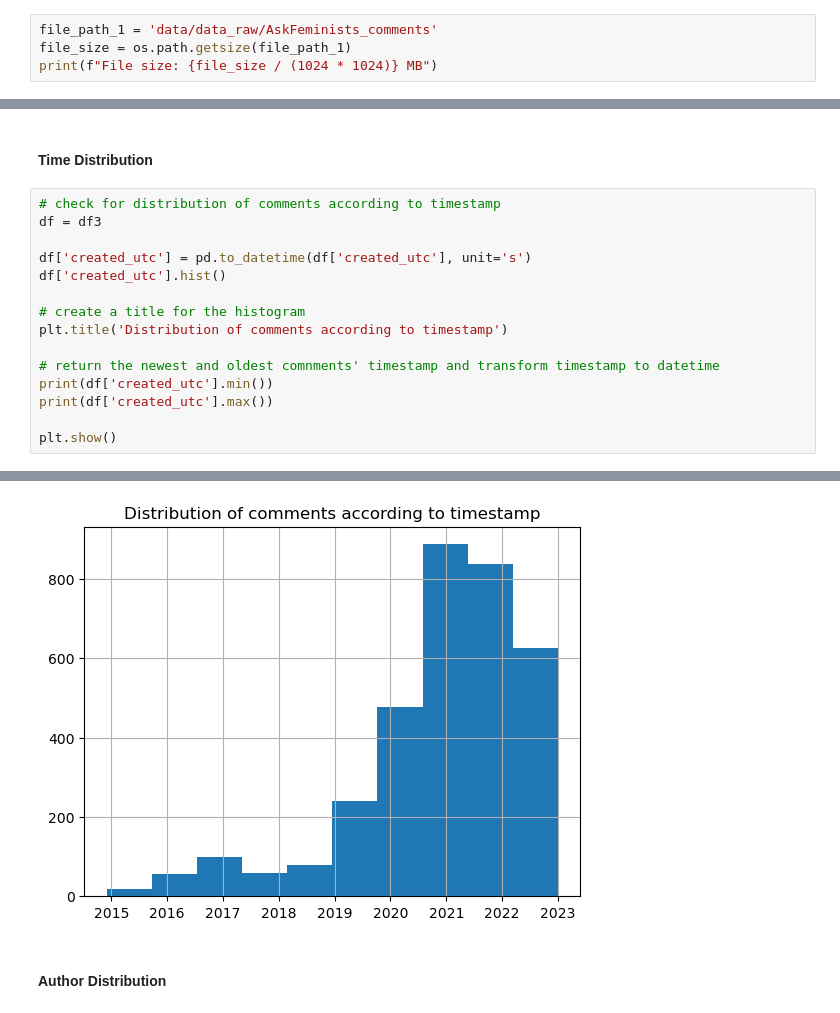
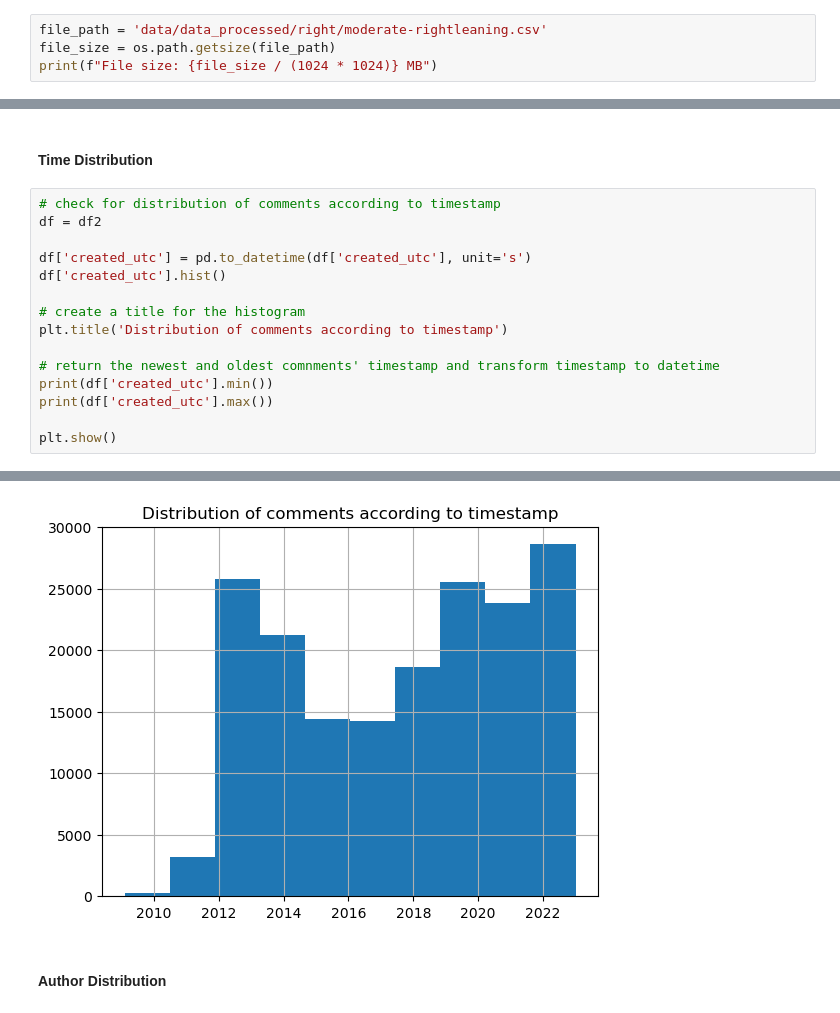
Before and after one commit to elherold/Dis-EmbeddingConnotations, a Jupyter notebook: Code_BA/investigating_data.ipynb, the cells around one changed output, grey strips where cells are left out. Saved outputs shown, nothing was run; the diff lists cells and outputs as text.

Commit message:
Adaptations to new dataset
- preprocessing of new dataset
- word2vec adaptation to new data files

```diff
--- a/Code_BA/investigating_data.ipynb
+++ b/Code_BA/investigating_data.ipynb
@@ -9,5 +10,5 @@ import importlib
 # %%
-file_path_1 = 'data/data_raw/AskFeminists_comments'
-file_size = os.path.getsize(file_path_1)
+file_path = 'data/data_processed/right/moderate-rightleaning.csv'
+file_size = os.path.getsize(file_path)
 print(f"File size: {file_size / (1024 * 1024)} MB")
 # %% [output]
@@ -161,7 +216,7 @@ df3.head()
 #### Time Distribution
 # %%
 # check for distribution of comments according to timestamp
-df = df3
+df = df2
 
 df['created_utc'] = pd.to_datetime(df['created_utc'], unit='s')
 df['created_utc'].hist()
@@ -180,4 +235,4 @@ plt.show()
-[figure, old version]
+[figure, new version]
 # %% [markdown]
 #### Author Distribution
 # %%
```
Also changed, not shown: parts of 15 cells of this notebook, 36 other files.
